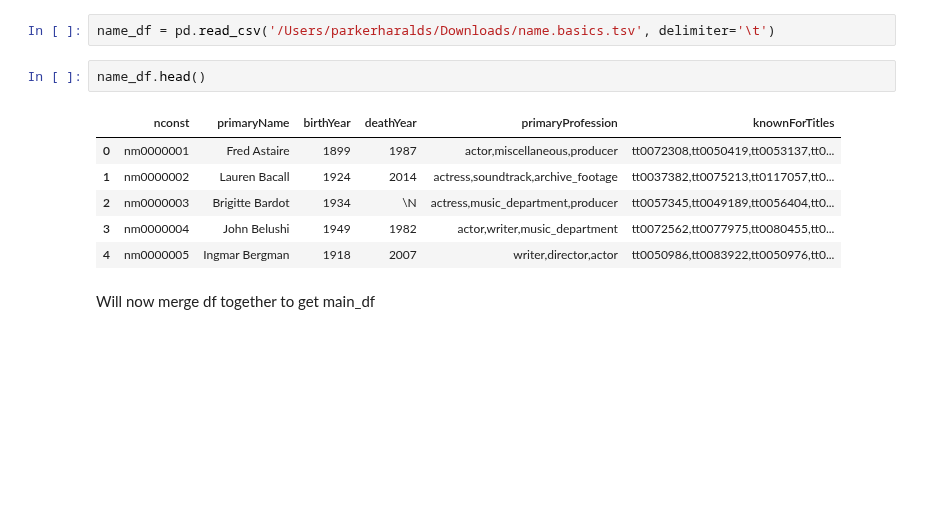
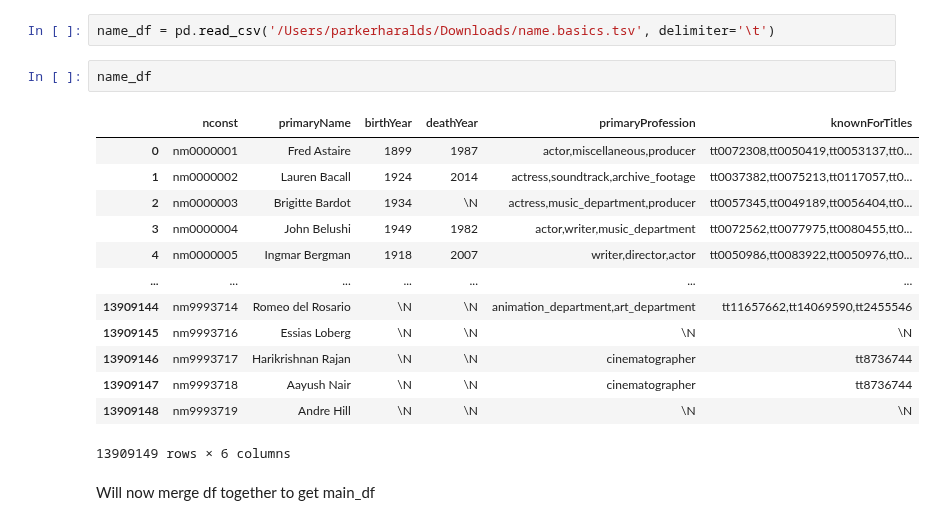
Before and after one commit to ParkerHar/Popular-Movie-Analysis, a Jupyter notebook: movie_data_merge.ipynb, the cells around one changed output. Saved outputs shown, nothing was run; the diff lists cells and outputs as text; blank space fills up the shorter version.

```diff
--- a/movie_data_merge.ipynb
+++ b/movie_data_merge.ipynb
@@ -72,14 +76,21 @@ cast_df.head()
 # %%
 name_df = pd.read_csv('/Users/parkerharalds/Downloads/name.basics.tsv', delimiter='\t')
 # %%
-name_df.head()
+name_df
 # %% [output]
 |  | nconst | primaryName | birthYear | deathYear | primaryProfession | knownForTitles |
 | 0 | nm0000001 | Fred Astaire | 1899 | 1987 | actor,miscellaneous,producer | tt0072308,tt0050419,tt0053137,tt0... |
 | 1 | nm0000002 | Lauren Bacall | 1924 | 2014 | actress,soundtrack,archive_footage | tt0037382,tt0075213,tt0117057,tt0... |
 | 2 | nm0000003 | Brigitte Bardot | 1934 | \N | actress,music_department,producer | tt0057345,tt0049189,tt0056404,tt0... |
 | 3 | nm0000004 | John Belushi | 1949 | 1982 | actor,writer,music_department | tt0072562,tt0077975,tt0080455,tt0... |
 | 4 | nm0000005 | Ingmar Bergman | 1918 | 2007 | writer,director,actor | tt0050986,tt0083922,tt0050976,tt0... |
+| ... | ... | ... | ... | ... | ... | ... |
+| 13909144 | nm9993714 | Romeo del Rosario | \N | \N | animation_department,art_department | tt11657662,tt14069590,tt2455546 |
+| 13909145 | nm9993716 | Essias Loberg | \N | \N | \N | \N |
+| 13909146 | nm9993717 | Harikrishnan Rajan | \N | \N | cinematographer | tt8736744 |
+| 13909147 | nm9993718 | Aayush Nair | \N | \N | cinematographer | tt8736744 |
+| 13909148 | nm9993719 | Andre Hill | \N | \N | \N | \N |
+13909149 rows × 6 columns
 # %% [markdown]
 Will now merge df together to get main_df
 # %%
```
Also changed, not shown: parts of 22 cells of this notebook, 1 other file.
